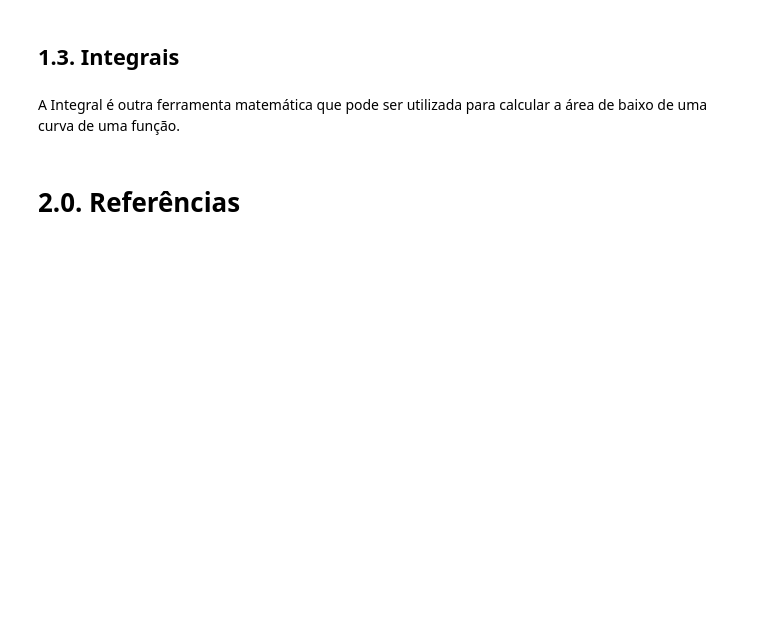
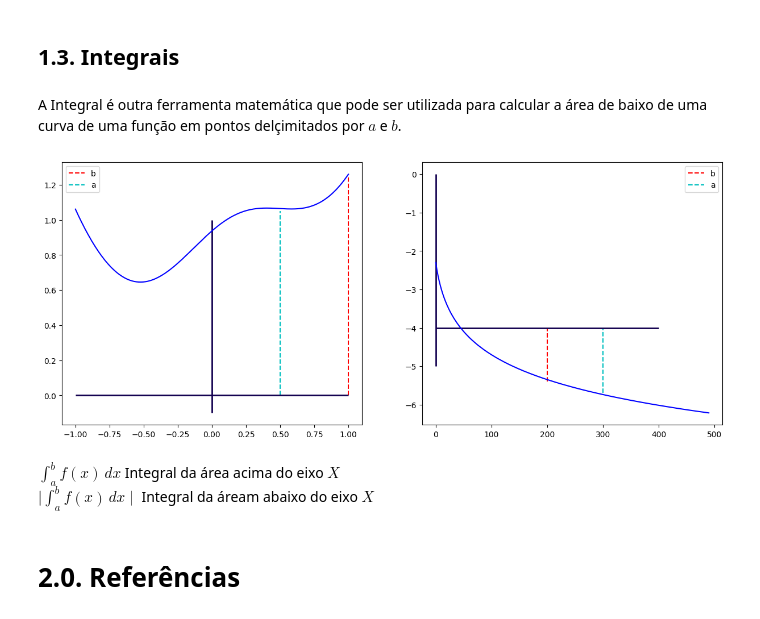
Before and after one commit to xGabrielR/Practical-Statistics-Book-Summary, a Jupyter notebook: notebooks/chapter_00.ipynb, the cells around one changed output. Saved outputs shown, nothing was run; the diff lists cells and outputs as text; code cells hidden in the pictures; blank space fills up the shorter version.

```diff
--- a/notebooks/chapter_00.ipynb
+++ b/notebooks/chapter_00.ipynb
@@ -341,7 +342,36 @@ $\frac{2x \cdot sin(x) - x^{2} \cdot cos(x)}{sin(x)^2}$ para simplificar pode se
 # %% [markdown]
 ## 1.3. Integrais
-# %% [markdown]
-A Integral é outra ferramenta matemática que pode ser utilizada para calcular a área de baixo de uma curva de uma função.
+# %% [markdown]
+A Integral é outra ferramenta matemática que pode ser utilizada para calcular a área de baixo de uma curva de uma função em pontos delçimitados por $a$ e $b$.<br>
+# %%
+fig, (ax1, ax2) = plt.subplots( 1, 2, figsize=(15, 6))
+for k in [ax1, ax2]
+    if k == ax1
+        x = collect(-1:.01*.8:1)
+        k.plot(x, x.^2 + np.exp(-2*(x .- .18).^2), color="b");
+        for i in zip( [1, .5], [1.25, 1.05], ["r", "c"], ["b", "a"] )
+            k.vlines( i[1], 0, i[2], color=i[3], label=i[4], linestyle="--" )
+        end
+        k.hlines( 0, -1, 1, color="#12004f", linewidth=2 )
+        k.vlines( 0, -.1, 1, color="#12004f", linewidth=2 )
+    else
+        x = [-log(i) for i in 1*10:1:50*10]
+        k.plot( x, color="b" );
+        for i in zip( [200, 300], [-5.4, -5.7], ["r", "c"], ["b", "a"] )
+            k.vlines( i[1], i[2], -4, color=i[3], label=i[4], linestyle="--" )
+        end
+        k.hlines( -4, 0, 400, color="#12004f", linewidth=2 )
+        k.vlines( 0, 0, -5, color="#12004f", linewidth=2 )
+    end
+    k.legend()
+end
+
+plt.savefig("Integrais")
+# %% [output]
+[figure, added]
+# %% [markdown]
+$\int_{a}^{b} f(x) \,dx$ Integral da área acima do eixo $X$<br>
+$\mid \int_{a}^{b} f(x) \,dx \mid$ Integral da áream abaixo do eixo $X$<br>
 # %% [markdown]
 # 2.0. Referências
 # %% [markdown]
```
Also changed, not shown: parts of 39 cells of this notebook.
